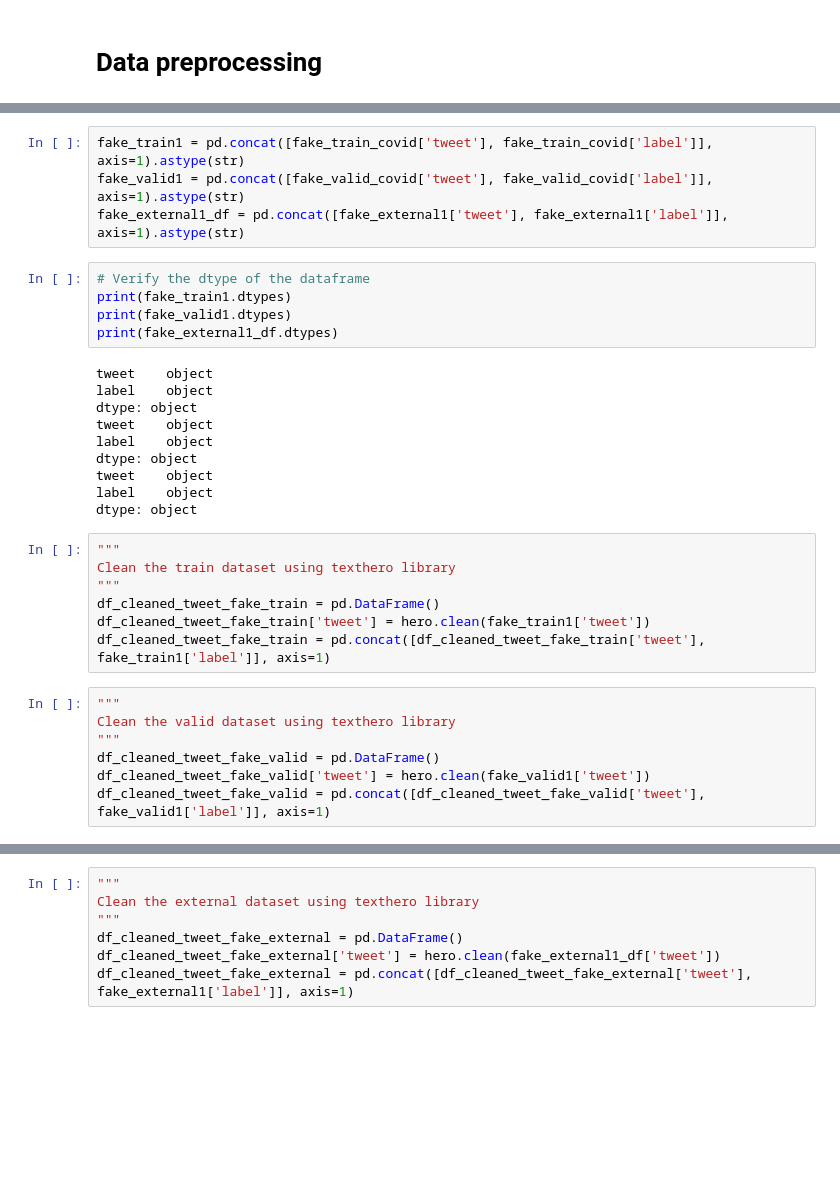
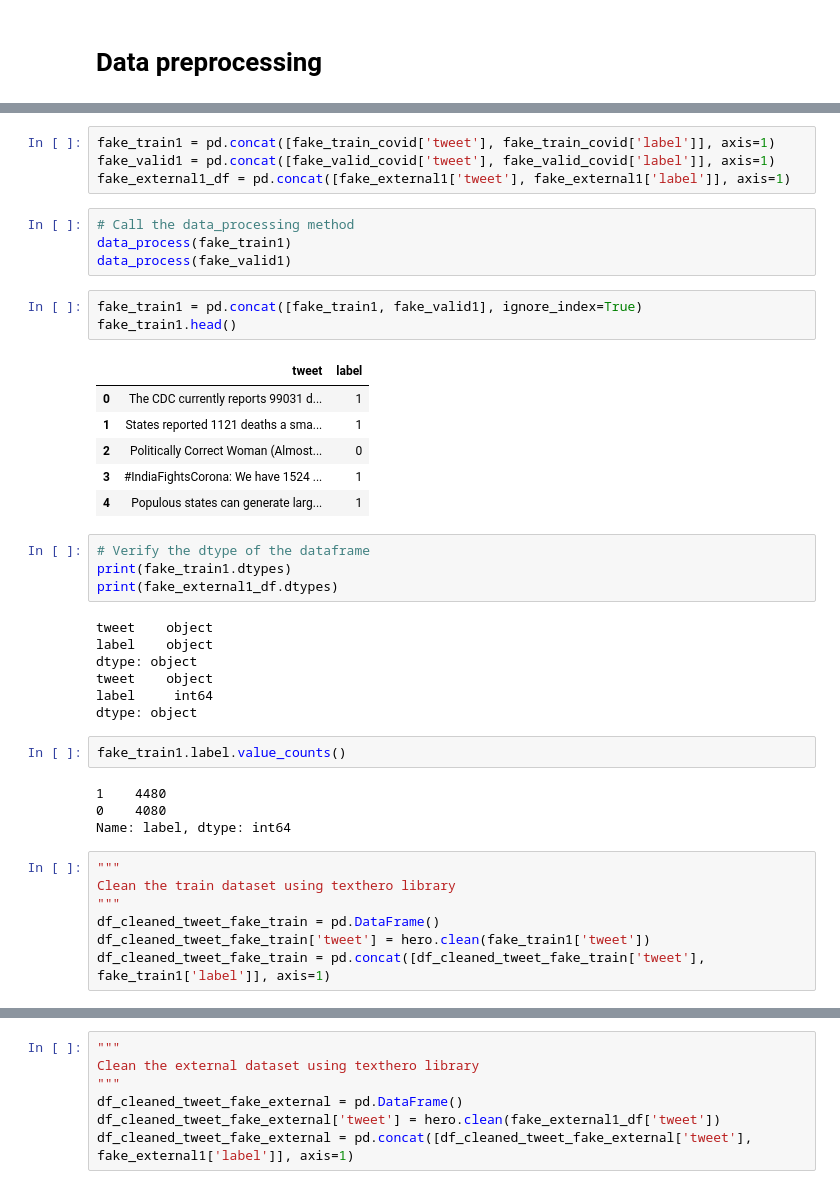
Before and after one commit to sreebalajisree/Fake_News_Detection, a Jupyter notebook: Fake_News_Detection_Using_T5.ipynb, the cells around one changed output, grey strips where cells are left out. Cells and saved outputs as stored; diff of their text form; blank space fills up the shorter version.

```diff
--- a/Fake_News_Detection_Using_T5.ipynb
+++ b/Fake_News_Detection_Using_T5.ipynb
@@ -88,22 +180,38 @@ fake_valid.head()
 # %%
-fake_train1 = pd.concat([fake_train_covid['tweet'], fake_train_covid['label']], axis=1).astype(str)
-fake_valid1 = pd.concat([fake_valid_covid['tweet'], fake_valid_covid['label']], axis=1).astype(str)
-fake_external1_df = pd.concat([fake_external1['tweet'], fake_external1['label']], axis=1).astype(str)
+fake_train1 = pd.concat([fake_train_covid['tweet'], fake_train_covid['label']], axis=1)
+fake_valid1 = pd.concat([fake_valid_covid['tweet'], fake_valid_covid['label']], axis=1)
+fake_external1_df = pd.concat([fake_external1['tweet'], fake_external1['label']], axis=1)
+# %%
+# Call the data_processing method
+data_process(fake_train1)
+data_process(fake_valid1)
+# %%
+fake_train1 = pd.concat([fake_train1, fake_valid1], ignore_index=True)
+fake_train1.head()
+# %% [output]
+|  | tweet | label |
+| 0 | The CDC currently reports 99031 d... | 1 |
+| 1 | States reported 1121 deaths a sma... | 1 |
+| 2 | Politically Correct Woman (Almost... | 0 |
+| 3 | #IndiaFightsCorona: We have 1524 ... | 1 |
+| 4 | Populous states can generate larg... | 1 |
 # %%
 # Verify the dtype of the dataframe
 print(fake_train1.dtypes)
-print(fake_valid1.dtypes)
 print(fake_external1_df.dtypes)
 # %% [output]
 tweet    object
 label    object
 dtype: object
 tweet    object
-label    object
+label     int64
 dtype: object
-tweet    object
-label    object
-dtype: object
+# %%
+fake_train1.label.value_counts()
+# %% [output]
+1    4480
+0    4080
+Name: label, dtype: int64
 # %%
 """
 Clean the train dataset using texthero library
@@ -111,10 +219,3 @@ Clean the train dataset using texthero library
 df_cleaned_tweet_fake_train = pd.DataFrame()
 df_cleaned_tweet_fake_train['tweet'] = hero.clean(fake_train1['tweet'])
 df_cleaned_tweet_fake_train = pd.concat([df_cleaned_tweet_fake_train['tweet'], fake_train1['label']], axis=1)
-# %%
-"""
-Clean the valid dataset using texthero library
-"""
-df_cleaned_tweet_fake_valid = pd.DataFrame()
-df_cleaned_tweet_fake_valid['tweet'] = hero.clean(fake_valid1['tweet'])
-df_cleaned_tweet_fake_valid = pd.concat([df_cleaned_tweet_fake_valid['tweet'], fake_valid1['label']], axis=1)
```
Also changed, not shown: parts of 27 cells of this notebook.
